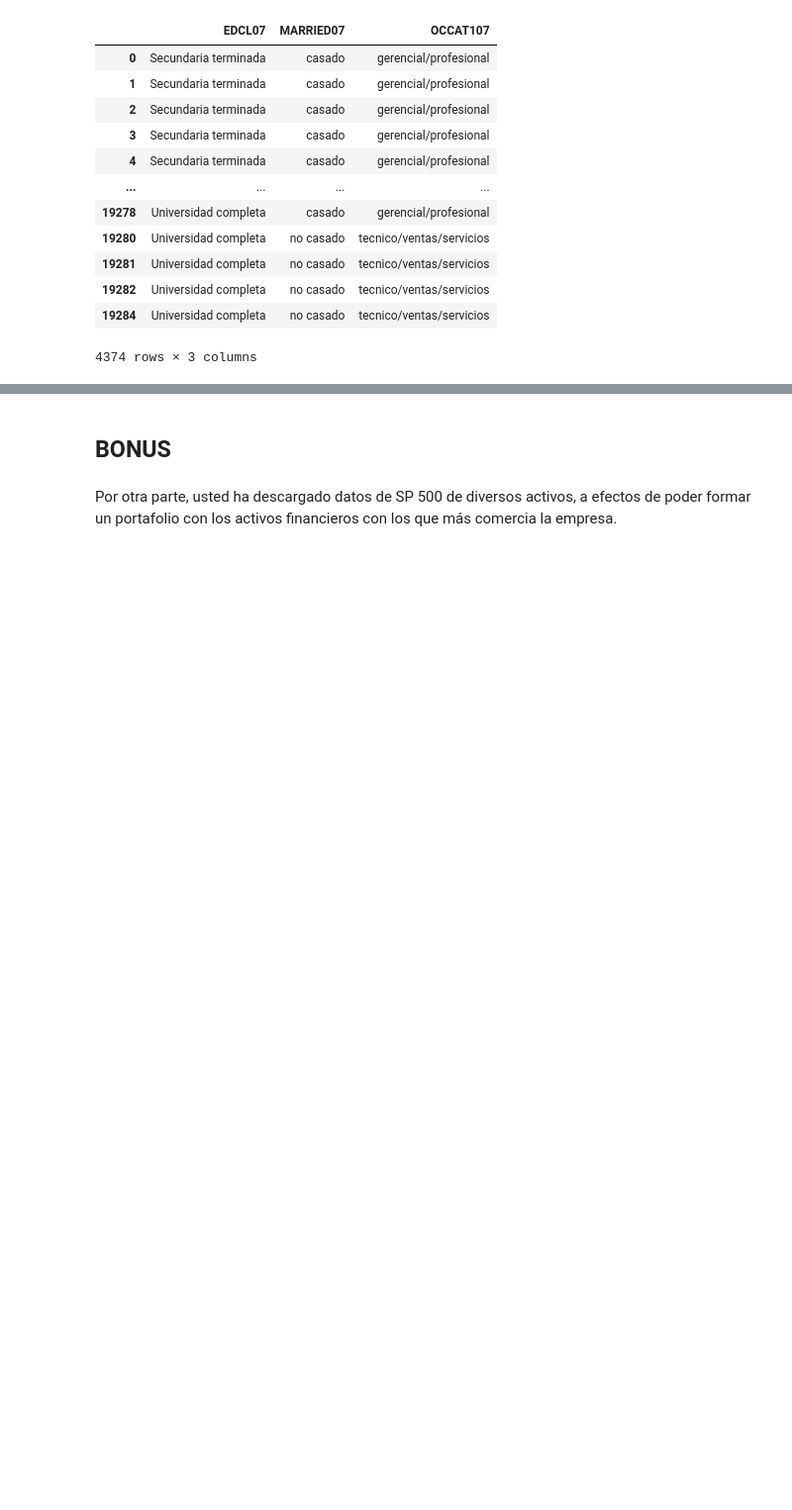
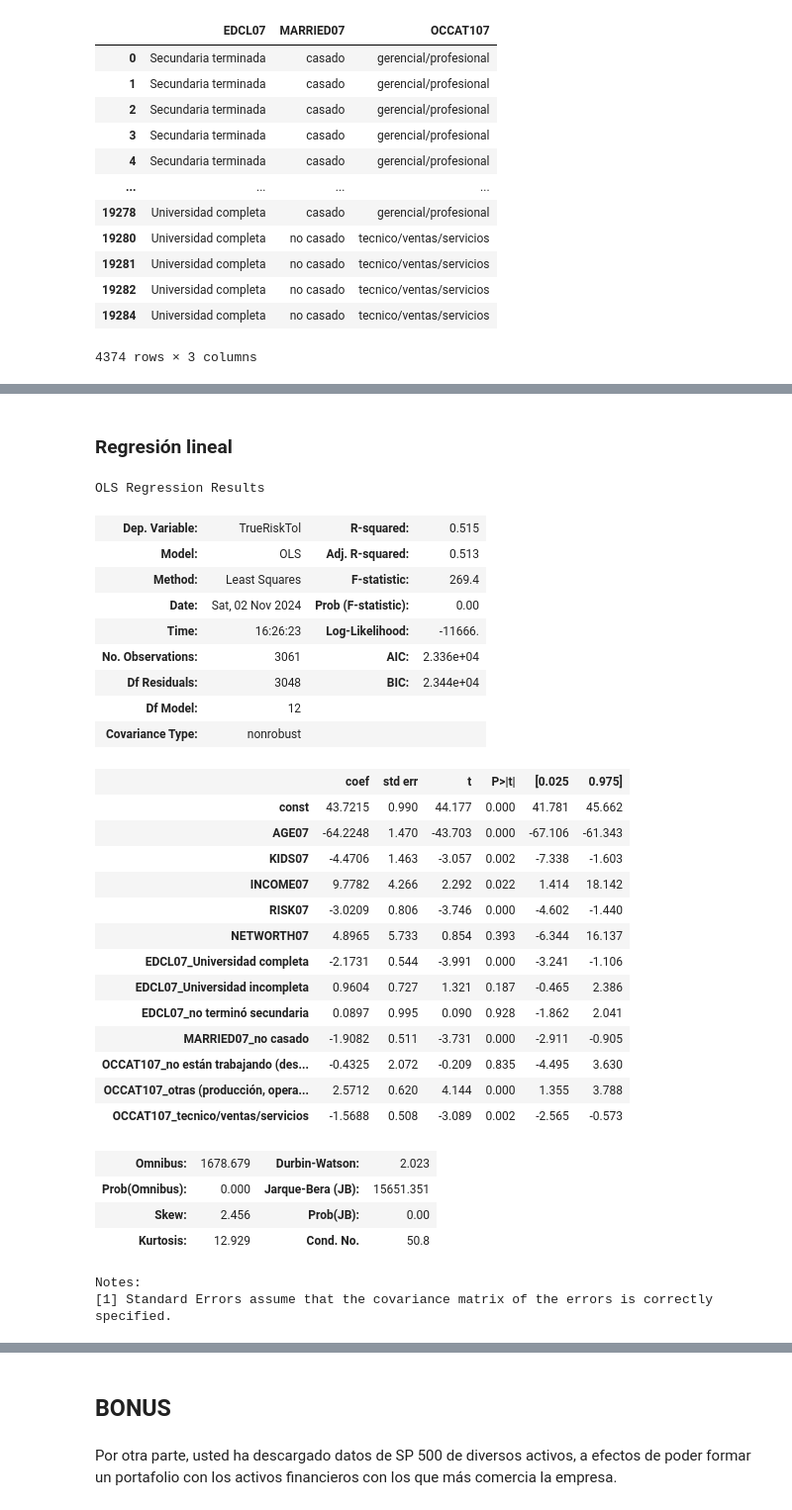
Before and after one commit to niberod/fin-ml, a Jupyter notebook: Chapter 5 - Sup. Learning - Regression and Time Series models/Case Study 3 - Investor Risk Tolerance and Robo-advisors/Caso 1 - tolerancia al riesgo.ipynb, the cells around one changed output, grey strips where cells are left out. Shown at 99% size. Saved outputs shown, nothing was run; the diff lists cells and outputs as text; code cells hidden in the pictures; blank space fills up the shorter version.

```diff
--- a/Chapter 5 - Sup. Learning - Regression and Time Series models/Case Study 3 - Investor Risk Tolerance and Robo-advisors/Caso 1 - tolerancia al riesgo.ipynb
+++ b/Chapter 5 - Sup. Learning - Regression and Time Series models/Case Study 3 - Investor Risk Tolerance and Robo-advisors/Caso 1 - tolerancia al riesgo.ipynb
@@ -493,0 +602,45 @@ pd.get_dummies(df.select_dtypes(include='O'))
+# %% [markdown]
+### Regresión lineal
+# %%
+#Empiezo con regresión lineal usando SM
+
+#hago un X_train aparte porque para sm tengo que agregar la constante
+X_train_sm = sm.add_constant(X_train_scaled)
+# %%
+#establezco el modelo y hago el fit
+model = sm.OLS(y_train, X_train_sm)
+results = model.fit()
+# %%
+#nos fijamos el resultado del modelo
+results.summary()
+# %% [output]
+OLS Regression Results
+| Dep. Variable: | TrueRiskTol | R-squared: | 0.515 |
+| Model: | OLS | Adj. R-squared: | 0.513 |
+| Method: | Least Squares | F-statistic: | 269.4 |
+| Date: | Sat, 02 Nov 2024 | Prob (F-statistic): | 0.00 |
+| Time: | 16:26:23 | Log-Likelihood: | -11666. |
+| No. Observations: | 3061 | AIC: | 2.336e+04 |
+| Df Residuals: | 3048 | BIC: | 2.344e+04 |
+| Df Model: | 12 |  |  |
+| Covariance Type: | nonrobust |  |  |
+|  | coef | std err | t | P>|t| | [0.025 | 0.975] |
+| const | 43.7215 | 0.990 | 44.177 | 0.000 | 41.781 | 45.662 |
+| AGE07 | -64.2248 | 1.470 | -43.703 | 0.000 | -67.106 | -61.343 |
+| KIDS07 | -4.4706 | 1.463 | -3.057 | 0.002 | -7.338 | -1.603 |
+| INCOME07 | 9.7782 | 4.266 | 2.292 | 0.022 | 1.414 | 18.142 |
+| RISK07 | -3.0209 | 0.806 | -3.746 | 0.000 | -4.602 | -1.440 |
+| NETWORTH07 | 4.8965 | 5.733 | 0.854 | 0.393 | -6.344 | 16.137 |
+| EDCL07_Universidad completa | -2.1731 | 0.544 | -3.991 | 0.000 | -3.241 | -1.106 |
+| EDCL07_Universidad incompleta | 0.9604 | 0.727 | 1.321 | 0.187 | -0.465 | 2.386 |
+| EDCL07_no terminó secundaria | 0.0897 | 0.995 | 0.090 | 0.928 | -1.862 | 2.041 |
+| MARRIED07_no casado | -1.9082 | 0.511 | -3.731 | 0.000 | -2.911 | -0.905 |
+| OCCAT107_no están trabajando (des... | -0.4325 | 2.072 | -0.209 | 0.835 | -4.495 | 3.630 |
+| OCCAT107_otras (producción, opera... | 2.5712 | 0.620 | 4.144 | 0.000 | 1.355 | 3.788 |
+| OCCAT107_tecnico/ventas/servicios | -1.5688 | 0.508 | -3.089 | 0.002 | -2.565 | -0.573 |
+| Omnibus: | 1678.679 | Durbin-Watson: | 2.023 |
+| Prob(Omnibus): | 0.000 | Jarque-Bera (JB): | 15651.351 |
+| Skew: | 2.456 | Prob(JB): | 0.00 |
+| Kurtosis: | 12.929 | Cond. No. | 50.8 |
+Notes:
+[1] Standard Errors assume that the covariance matrix of the errors is correctly specified.
```
Also changed, not shown: parts of 54 cells of this notebook.
